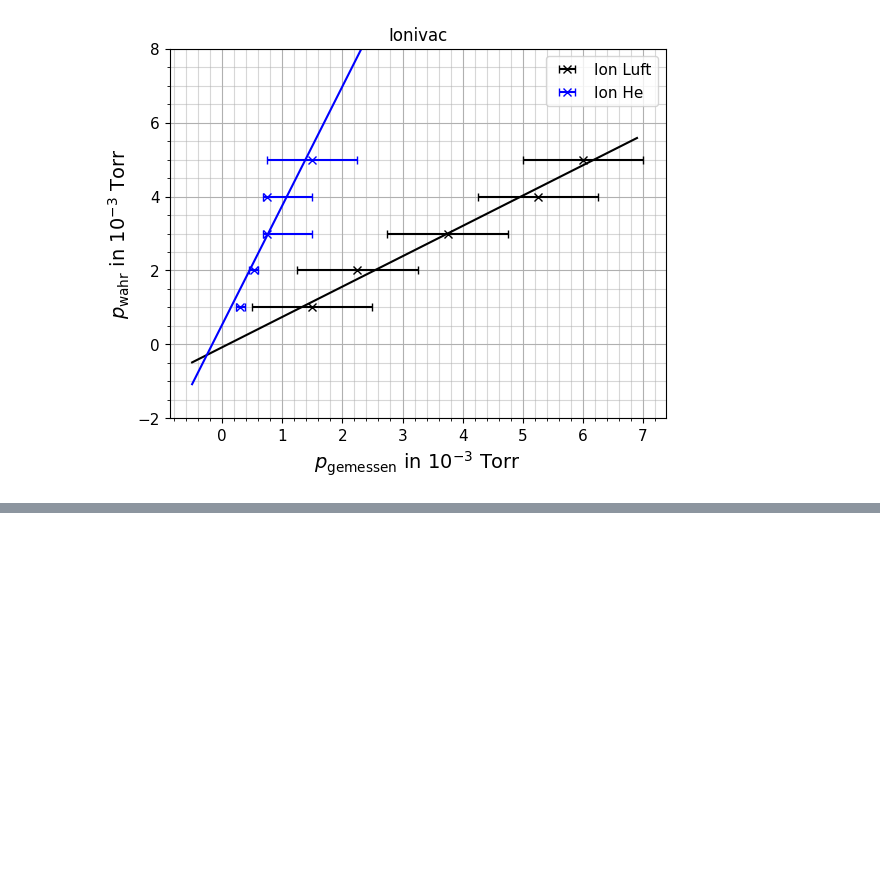
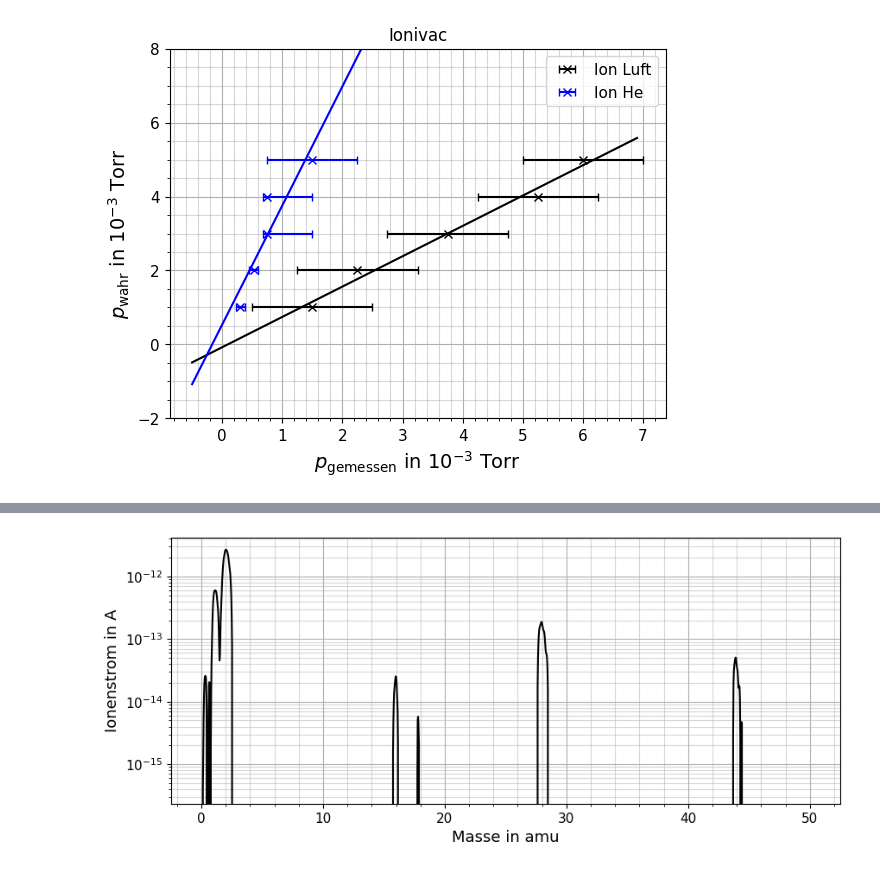
Before and after one commit to NicolasRohrbeck/fprak, a Jupyter notebook: scripts/vakuum.ipynb, the cells around one changed output, grey strips where cells are left out. Drawn from its saved outputs; the diff is of its cells as text; code cells hidden in the pictures; blank space fills up the shorter version.

Commit message:
merge Massenspektroskopie

```diff
--- a/scripts/vakuum.ipynb
+++ b/scripts/vakuum.ipynb
@@ -390,2 +390,26 @@ S(Turbomolekularpumpe, Helium) = 9.413500e-02 +/- 8.055546e-03 l/s
 # %%
-# Massenspeltroskopie
+# Massenspektroskopie
+import pandas as pd
+import matplotlib.pyplot as plt
+
+restgas_data = pd.read_csv('../Messdaten/20260427_Vakuum/20260427 151445 Faraday Airdemo Scan Analog Restgas.asc', skiprows=19244, nrows=1600, decimal=',', delimiter='\t', index_col=False)
+
+restgas_masse = restgas_data['Mass [amu]'].to_numpy()
+restgas_ionenstrom = restgas_data['Ion Current [A]'].to_numpy()
+
+fig, ax = plt.subplots(figsize=(10,4))
+ax.plot(restgas_masse, restgas_ionenstrom , "-k", ms=4, )
+
+#ax.set_xticks(np.logspace(-6,3,10))
+ax.set_xlabel("Masse in amu", fontsize=13)
+ax.set_ylabel("Ionenstrom in A", fontsize=13)
+ax.tick_params(labelsize=11)
+
+ax.grid(which='major')
+ax.grid(which='minor', alpha=0.5)
+ax.minorticks_on()
+ax.set_yscale('log')
+
+fig.savefig("../Bilder/vakuum/Massenspektrum_Restgas.pdf")
+# %% [output]
+[figure, added]
```
Also changed, not shown: parts of 1 cell of this notebook.
